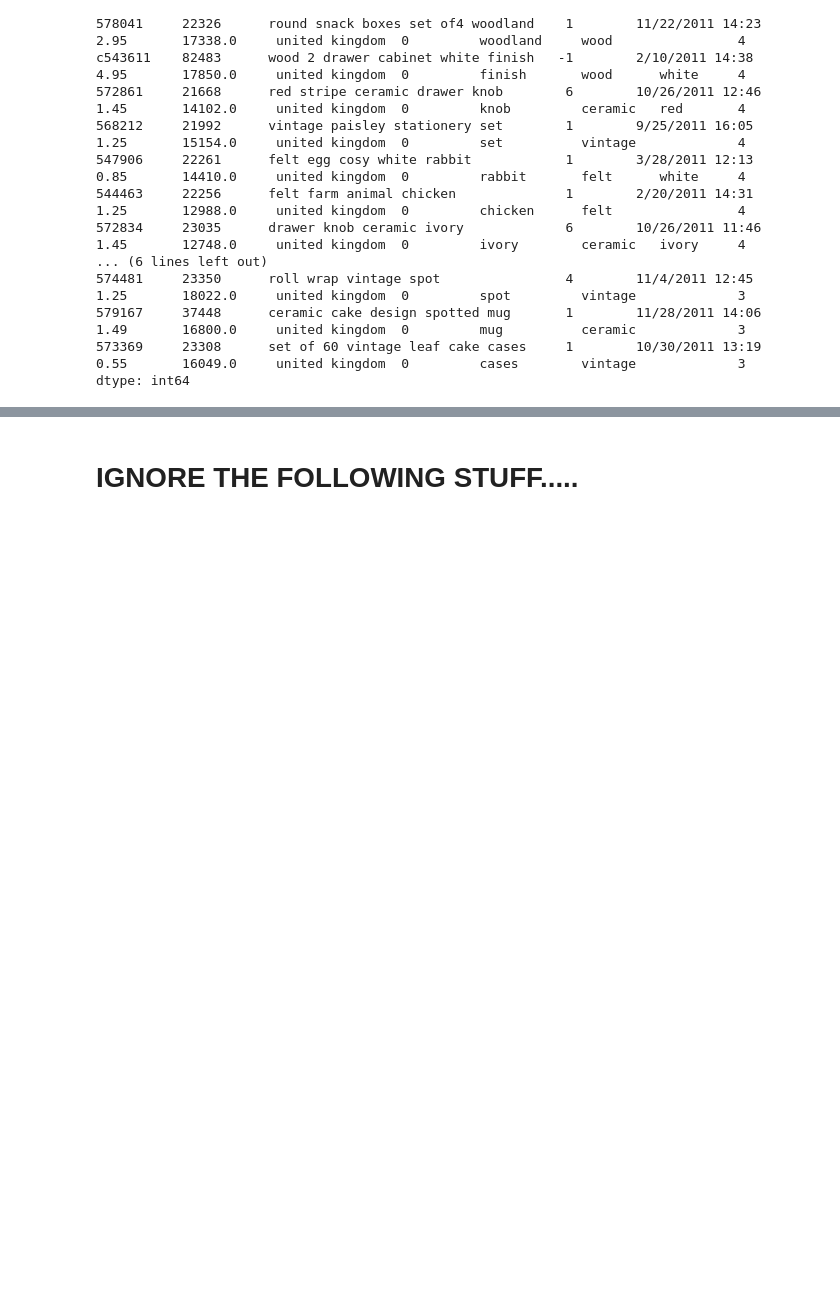
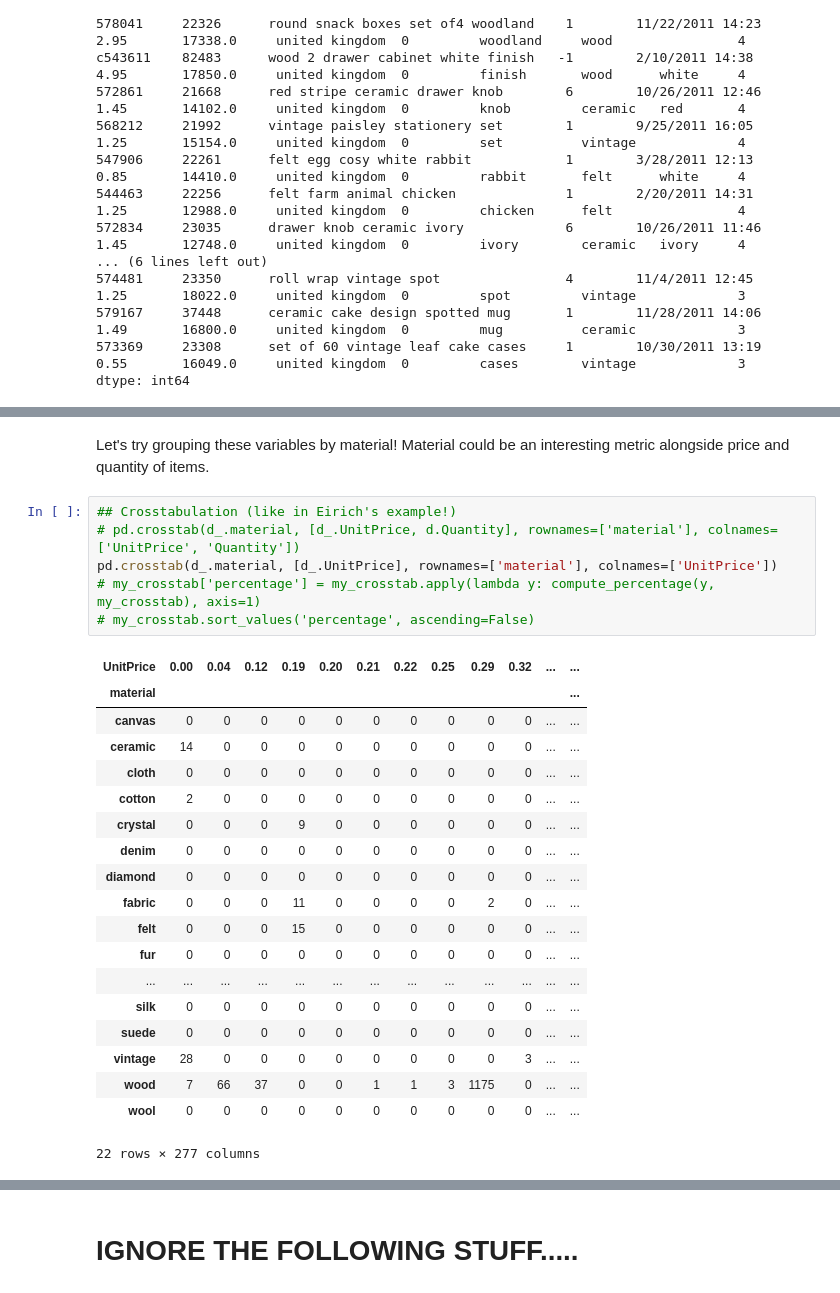
Before and after one commit to srhoads/learn, a Jupyter notebook: courses/data_analysis_python/lab1/lab1.ipynb, the cells around one changed output, grey strips where cells are left out. Drawn from its saved outputs; the diff is of its cells as text; blank space fills up the shorter version.

Commit message:
additions to lab1! arend will test pull these changes!

```diff
--- a/courses/data_analysis_python/lab1/lab1.ipynb
+++ b/courses/data_analysis_python/lab1/lab1.ipynb
@@ -176,0 +311,28 @@ I'm most interested in fashion-related retail items, so I defined a list of mate
+# %% [markdown]
+Let's try grouping these variables by material! Material could be an interesting metric alongside price and quantity of items.
+# %%
+## Crosstabulation (like in Eirich's example!)
+# pd.crosstab(d_.material, [d_.UnitPrice, d.Quantity], rownames=['material'], colnames=['UnitPrice', 'Quantity'])
+pd.crosstab(d_.material, [d_.UnitPrice], rownames=['material'], colnames=['UnitPrice'])
+# my_crosstab['percentage'] = my_crosstab.apply(lambda y: compute_percentage(y, my_crosstab), axis=1)
+# my_crosstab.sort_values('percentage', ascending=False)
+# %% [output]
+| UnitPrice | 0.00 | 0.04 | 0.12 | 0.19 | 0.20 | 0.21 | 0.22 | 0.25 | 0.29 | 0.32 | ... | ... |
+| material |  |  |  |  |  |  |  |  |  |  |  | ... |
+| canvas | 0 | 0 | 0 | 0 | 0 | 0 | 0 | 0 | 0 | 0 | ... | ... |
+| ceramic | 14 | 0 | 0 | 0 | 0 | 0 | 0 | 0 | 0 | 0 | ... | ... |
+| cloth | 0 | 0 | 0 | 0 | 0 | 0 | 0 | 0 | 0 | 0 | ... | ... |
+| cotton | 2 | 0 | 0 | 0 | 0 | 0 | 0 | 0 | 0 | 0 | ... | ... |
+| crystal | 0 | 0 | 0 | 9 | 0 | 0 | 0 | 0 | 0 | 0 | ... | ... |
+| denim | 0 | 0 | 0 | 0 | 0 | 0 | 0 | 0 | 0 | 0 | ... | ... |
+| diamond | 0 | 0 | 0 | 0 | 0 | 0 | 0 | 0 | 0 | 0 | ... | ... |
+| fabric | 0 | 0 | 0 | 11 | 0 | 0 | 0 | 0 | 2 | 0 | ... | ... |
+| felt | 0 | 0 | 0 | 15 | 0 | 0 | 0 | 0 | 0 | 0 | ... | ... |
+| fur | 0 | 0 | 0 | 0 | 0 | 0 | 0 | 0 | 0 | 0 | ... | ... |
+| ... | ... | ... | ... | ... | ... | ... | ... | ... | ... | ... | ... | ... |
+| silk | 0 | 0 | 0 | 0 | 0 | 0 | 0 | 0 | 0 | 0 | ... | ... |
+| suede | 0 | 0 | 0 | 0 | 0 | 0 | 0 | 0 | 0 | 0 | ... | ... |
+| vintage | 28 | 0 | 0 | 0 | 0 | 0 | 0 | 0 | 0 | 3 | ... | ... |
+| wood | 7 | 66 | 37 | 0 | 0 | 1 | 1 | 3 | 1175 | 0 | ... | ... |
+| wool | 0 | 0 | 0 | 0 | 0 | 0 | 0 | 0 | 0 | 0 | ... | ... |
+22 rows × 277 columns
```
Also changed, not shown: parts of 20 cells of this notebook.
